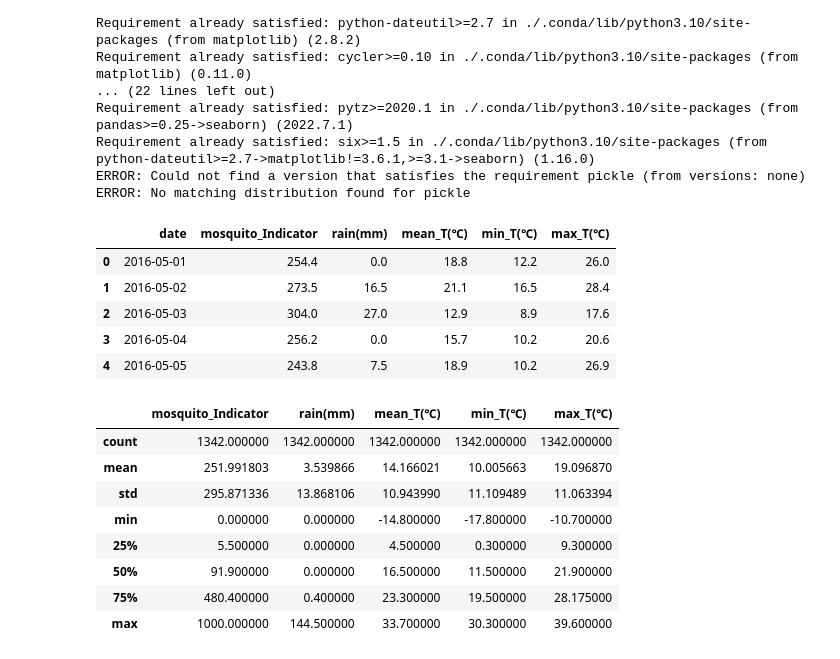
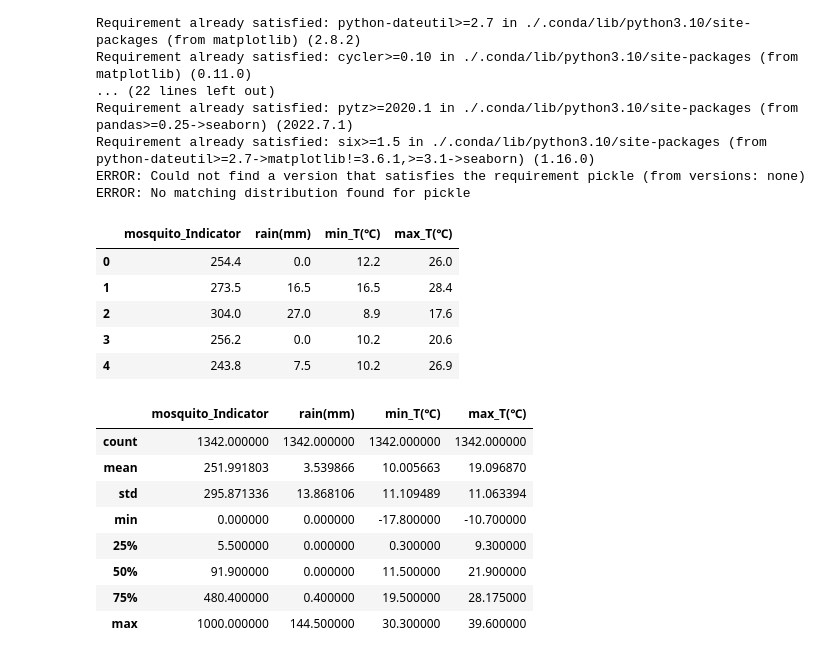
Before and after one commit to meme2515/mosquito_app, a Jupyter notebook: model_train/model_train.ipynb, the cells around one changed output. Cells and saved outputs as stored; diff of their text form; code cells hidden in the pictures.

```diff
--- a/model_train/model_train.ipynb
+++ b/model_train/model_train.ipynb
@@ -25,28 +25,29 @@ ERROR: No matching distribution found for pickle
 # %%
 import pandas as pd
 import numpy as np
 
 df = pd.read_csv('mosquito_indicator.csv')
+df = df[['mosquito_Indicator','rain(mm)','min_T(℃)','max_T(℃)']]
 df.head()
 # %% [output]
-|  | date | mosquito_Indicator | rain(mm) | mean_T(℃) | min_T(℃) | max_T(℃) |
-| 0 | 2016-05-01 | 254.4 | 0.0 | 18.8 | 12.2 | 26.0 |
-| 1 | 2016-05-02 | 273.5 | 16.5 | 21.1 | 16.5 | 28.4 |
-| 2 | 2016-05-03 | 304.0 | 27.0 | 12.9 | 8.9 | 17.6 |
-| 3 | 2016-05-04 | 256.2 | 0.0 | 15.7 | 10.2 | 20.6 |
-| 4 | 2016-05-05 | 243.8 | 7.5 | 18.9 | 10.2 | 26.9 |
+|  | mosquito_Indicator | rain(mm) | min_T(℃) | max_T(℃) |
+| 0 | 254.4 | 0.0 | 12.2 | 26.0 |
+| 1 | 273.5 | 16.5 | 16.5 | 28.4 |
+| 2 | 304.0 | 27.0 | 8.9 | 17.6 |
+| 3 | 256.2 | 0.0 | 10.2 | 20.6 |
+| 4 | 243.8 | 7.5 | 10.2 | 26.9 |
 # %%
 df.describe()
 # %% [output]
-|  | mosquito_Indicator | rain(mm) | mean_T(℃) | min_T(℃) | max_T(℃) |
-| count | 1342.000000 | 1342.000000 | 1342.000000 | 1342.000000 | 1342.000000 |
-| mean | 251.991803 | 3.539866 | 14.166021 | 10.005663 | 19.096870 |
-| std | 295.871336 | 13.868106 | 10.943990 | 11.109489 | 11.063394 |
-| min | 0.000000 | 0.000000 | -14.800000 | -17.800000 | -10.700000 |
-| 25% | 5.500000 | 0.000000 | 4.500000 | 0.300000 | 9.300000 |
-| 50% | 91.900000 | 0.000000 | 16.500000 | 11.500000 | 21.900000 |
-| 75% | 480.400000 | 0.400000 | 23.300000 | 19.500000 | 28.175000 |
-| max | 1000.000000 | 144.500000 | 33.700000 | 30.300000 | 39.600000 |
+|  | mosquito_Indicator | rain(mm) | min_T(℃) | max_T(℃) |
+| count | 1342.000000 | 1342.000000 | 1342.000000 | 1342.000000 |
+| mean | 251.991803 | 3.539866 | 10.005663 | 19.096870 |
+| std | 295.871336 | 13.868106 | 11.109489 | 11.063394 |
+| min | 0.000000 | 0.000000 | -17.800000 | -10.700000 |
+| 25% | 5.500000 | 0.000000 | 0.300000 | 9.300000 |
+| 50% | 91.900000 | 0.000000 | 11.500000 | 21.900000 |
+| 75% | 480.400000 | 0.400000 | 19.500000 | 28.175000 |
+| max | 1000.000000 | 144.500000 | 30.300000 | 39.600000 |
 # %%
 import seaborn as sns
 
```
Also changed, not shown: parts of 5 cells of this notebook, 2 other files.
